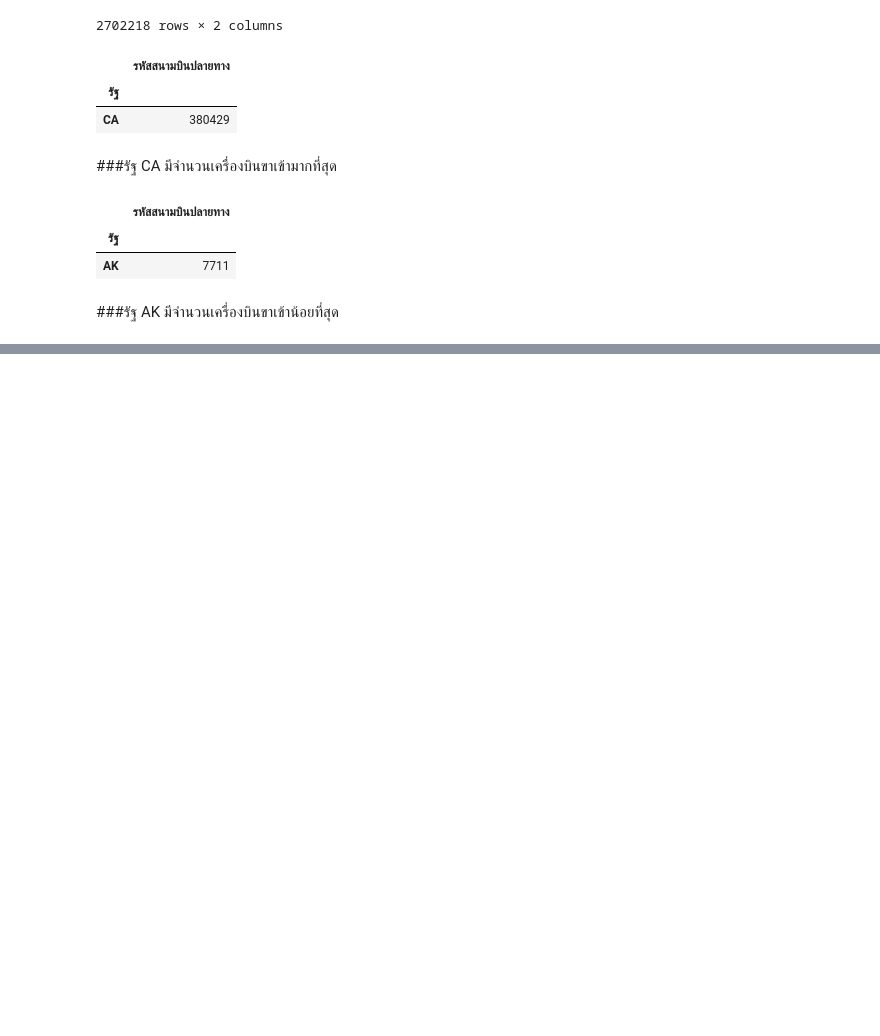
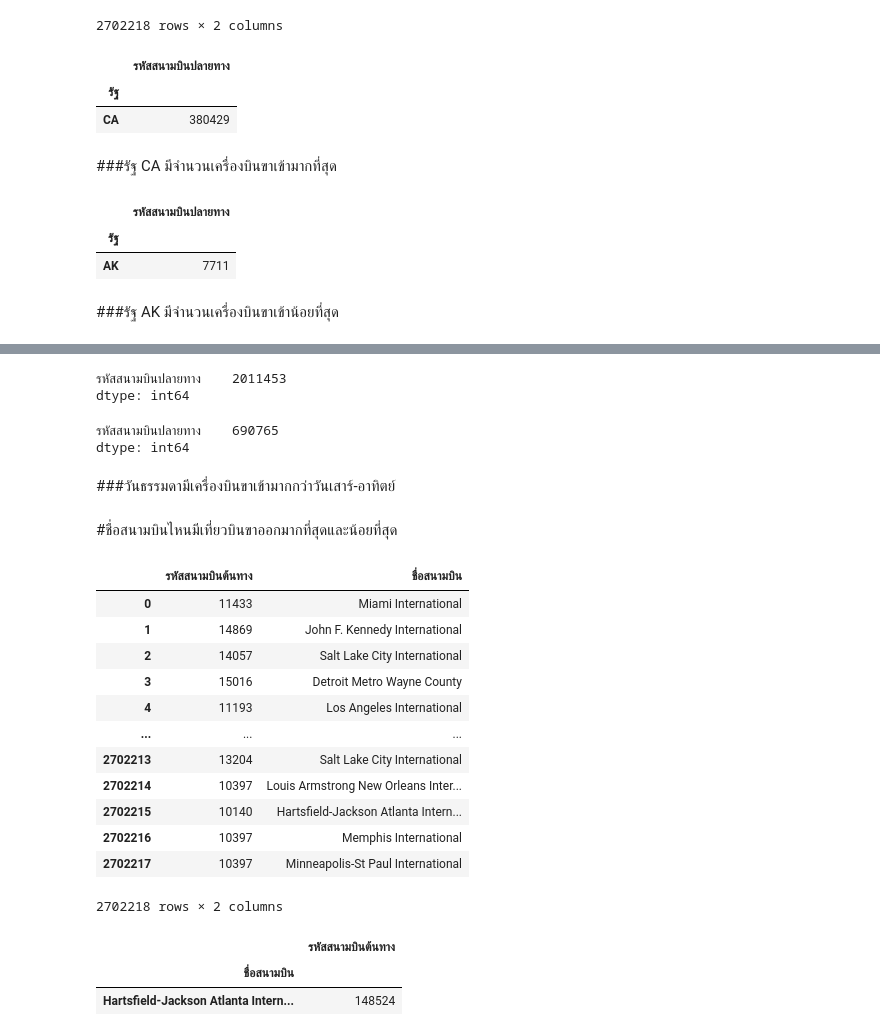
Before and after one commit to Benza1611/DWDM21, a Jupyter notebook: MiniExam.ipynb, the cells around one changed output, grey strips where cells are left out. Saved outputs shown, nothing was run; the diff lists cells and outputs as text; code cells hidden in the pictures; blank space fills up the shorter version.

```diff
--- a/MiniExam.ipynb
+++ b/MiniExam.ipynb
@@ -141,0 +173,39 @@ Lowest.iloc[:1,4:5]
+# %%
+Weekday = week.iloc[:5,3:4].sum() #หาจำนวนเครื่องบินขาเข้าในวันธรรมดา
+Weekday
+# %% [output]
+รหัสสนามบินปลายทาง    2011453
+dtype: int64
+# %%
+Weekend = week.iloc[5:7,3:4].sum() #หาจำนวนเครื่องบินขาเข้าในวัน เสาร์-อาทิตย์
+Weekend
+# %% [output]
+รหัสสนามบินปลายทาง    690765
+dtype: int64
+# %% [markdown]
+###วันธรรมดามีเครื่องบินขาเข้ามากกว่าวันเสาร์-อาทิตย์
+# %% [markdown]
+#ชื่อสนามบินไหนมีเที่ยวบินขาออกมากที่สุดและน้อยที่สุด
+# %%
+flights_airports[['รหัสสนามบินต้นทาง','ชื่อสนามบิน']] #ดูรหัสสนามบินต้นทางและชื่อสนามบิน
+# %% [output]
+|  | รหัสสนามบินต้นทาง | ชื่อสนามบิน |
+| 0 | 11433 | Miami International |
+| 1 | 14869 | John F. Kennedy International |
+| 2 | 14057 | Salt Lake City International |
+| 3 | 15016 | Detroit Metro Wayne County |
+| 4 | 11193 | Los Angeles International |
+| ... | ... | ... |
+| 2702213 | 13204 | Salt Lake City International |
+| 2702214 | 10397 | Louis Armstrong New Orleans Inter... |
+| 2702215 | 10140 | Hartsfield-Jackson Atlanta Intern... |
+| 2702216 | 10397 | Memphis International |
+| 2702217 | 10397 | Minneapolis-St Paul International |
+2702218 rows × 2 columns
+# %%
+Top_export = flights_airports.groupby('ชื่อสนามบิน').count().sort_values(by=['รหัสสนามบินต้นทาง'],ascending=False)
+Top_export.iloc[:1,3:4]
+# %% [output]
+|  | รหัสสนามบินต้นทาง |
+| ชื่อสนามบิน |  |
+| Hartsfield-Jackson Atlanta Intern... | 148524 |
```
Also changed, not shown: parts of 13 cells of this notebook.
